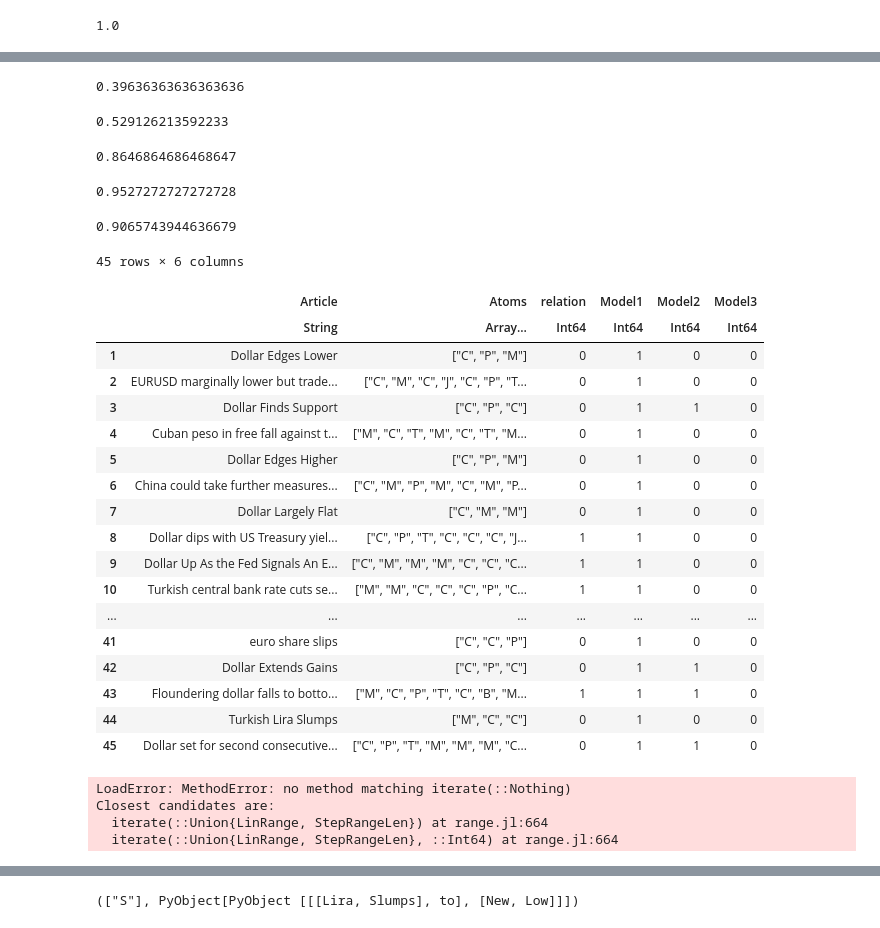
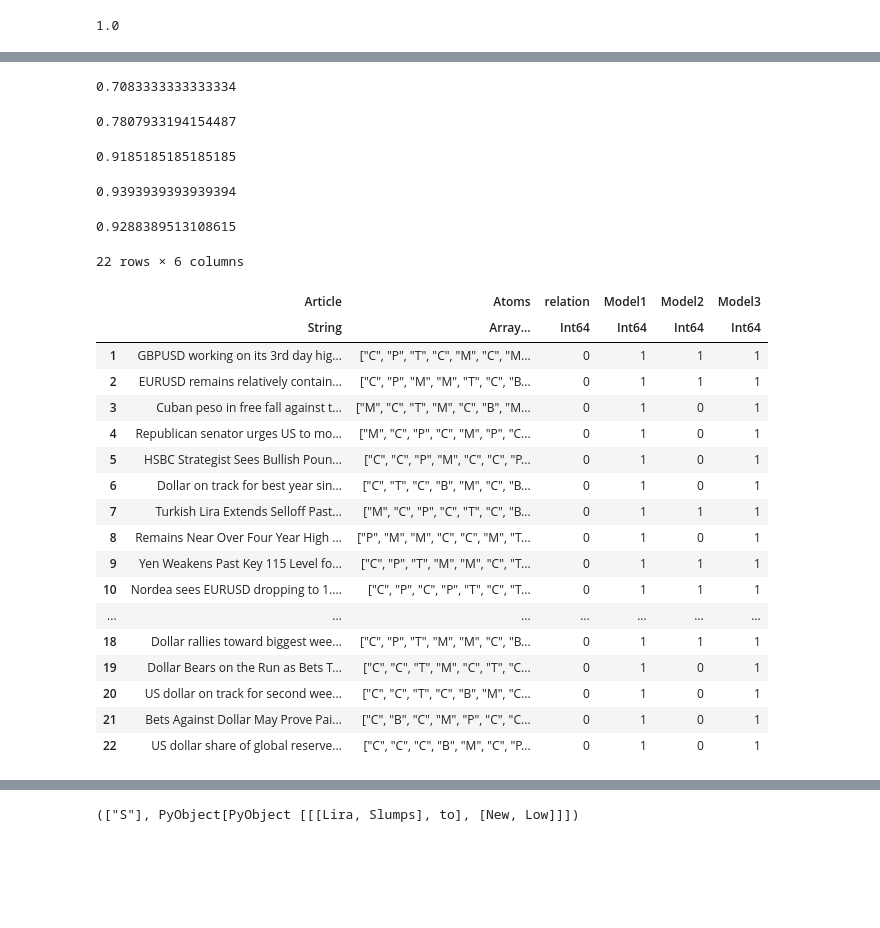
Before and after one commit to fmordarski/semantic_hypergraphs_nlp, a Jupyter notebook: second_stage.ipynb, the cells around one changed output, grey strips where cells are left out. Drawn from its saved outputs; the diff is of its cells as text; code cells hidden in the pictures; blank space fills up the shorter version.

Commit message:
model improvement

```diff
--- a/second_stage.ipynb
+++ b/second_stage.ipynb
@@ -9,7 +9,7 @@ BSON.@load "models/model_rf.bson" rf uniques
 
 spacy = pyimport("spacy")
 
-nlp = spacy.load("en_core_web_lg")
+nlp = spacy.load("en_core_web_trf")
 # %% [output]
 PyObject <spacy.lang.en.English object at 0x...>
 # %%
@@ -103,12 +103,12 @@ function get_hg_tokens(text, atoms, currencies=[], predicates=[])
 #     hg, tokens = nothing
     try
         for (i, token) in enumerate(doc)
-            if lowercase(token.text) in currencies
-                atoms[i] = "C"
-            end
-            if lowercase(token.text) in predicates
-                atoms[i] = "P"
-            end
+#             if lowercase(token.text) in currencies
+#                 atoms[i] = "C"
+#             end
+#             if lowercase(token.text) in predicates
+#                 atoms[i] = "P"
+#             end
         end
         beta(patterns, doc, atoms)
     catch e
@@ -138,10 +138,12 @@ function model_2(currencies_list, article)
             append!(currencies_indexes, i)
         end
     end
-    for i in currencies_indexes
-        if length(doc) > i
-            if doc[i+1].pos_ == "VERB"
-                output = 1
+    if length(doc) > 3
+        for i in currencies_indexes
+            if length(doc) > i
+                if doc[i+1].pos_ == "VERB"
+                    output = 1
+                end
             end
         end
     end
@@ -184,10 +186,10 @@ function check_connector(doc, atoms)
     t_index = findall(x->x == "T", atoms)
     texts = [token.text for token in doc]
     if length(t_index) == 0
-        return true
+        return false
     else
         t_texts = texts[t_index]
-        if all(y -> lowercase(y) in ["to", "for"], t_texts)
+        if all(y -> lowercase(y) in ["to", "for", "below", "near", "off"], t_texts)
             return false
         else
             return true
@@ -276,52 +278,47 @@ prec = precision("relation", "Model2")
 # %%
 rec = recall("relation", "Model2")
 # %% [output]
-0.39636363636363636
+0.7083333333333334
 # %%
 f1(prec, rec)
 # %% [output]
-0.529126213592233
+0.7807933194154487
 # %%
 prec = precision("relation", "Model3")
 # %% [output]
-0.8646864686468647
+0.9185185185185185
 # %%
 rec = recall("relation", "Model3")
 # %% [output]
-0.9527272727272728
+0.9393939393939394
 # %%
 f1(prec, rec)
 # %% [output]
-0.9065743944636679
+0.9288389513108615
 # %%
-false_negative = filter(row -> (row["Model1"] == 1) & (row["Model3"] == 0), data)
+false_negative = filter(row -> (row["Model3"] == 1) & (row["relation"] == 0), data)
 # %% [output]
-45 rows × 6 columns
+22 rows × 6 columns
 |  | Article | Atoms | relation | Model1 | Model2 | Model3 |
 |  | String | Array… | Int64 | Int64 | Int64 | Int64 |
-| 1 | Dollar Edges Lower | ["C", "P", "M"] | 0 | 1 | 0 | 0 |
-| 2 | EURUSD marginally lower but trade... | ["C", "M", "C", "J", "C", "P", "T... | 0 | 1 | 0 | 0 |
-| 3 | Dollar Finds Support | ["C", "P", "C"] | 0 | 1 | 1 | 0 |
-| 4 | Cuban peso in free fall against t... | ["M", "C", "T", "M", "C", "T", "M... | 0 | 1 | 0 | 0 |
-| 5 | Dollar Edges Higher | ["C", "P", "M"] | 0 | 1 | 0 | 0 |
-| 6 | China could take further measures... | ["C", "M", "P", "M", "C", "M", "P... | 0 | 1 | 0 | 0 |
-| 7 | Dollar Largely Flat | ["C", "M", "M"] | 0 | 1 | 0 | 0 |
-| 8 | Dollar dips with US Treasury yiel... | ["C", "P", "T", "C", "C", "C", "J... | 1 | 1 | 0 | 0 |
-| 9 | Dollar Up As the Fed Signals An E... | ["C", "M", "M", "M", "C", "C", "C... | 1 | 1 | 0 | 0 |
-| 10 | Turkish central bank rate cuts se... | ["M", "M", "C", "C", "C", "P", "C... | 1 | 1 | 0 | 0 |
+| 1 | GBPUSD working on its 3rd day hig... | ["C", "P", "T", "C", "M", "C", "M... | 0 | 1 | 1 | 1 |
+| 2 | EURUSD remains relatively contain... | ["C", "P", "M", "M", "T", "C", "B... | 0 | 1 | 1 | 1 |
+| 3 | Cuban peso in free fall against t... | ["M", "C", "T", "M", "C", "B", "M... | 0 | 1 | 0 | 1 |
+| 4 | Republican senator urges US to mo... | ["M", "C", "P", "C", "M", "P", "C... | 0 | 1 | 0 | 1 |
+| 5 | HSBC Strategist Sees Bullish Poun... | ["C", "C", "P", "M", "C", "C", "P... | 0 | 1 | 0 | 1 |
+| 6 | Dollar on track for best year sin... | ["C", "T", "C", "B", "M", "C", "B... | 0 | 1 | 0 | 1 |
+| 7 | Turkish Lira Extends Selloff Past... | ["M", "C", "P", "C", "T", "C", "B... | 0 | 1 | 1 | 1 |
+| 8 | Remains Near Over Four Year High ... | ["P", "M", "M", "C", "C", "M", "T... | 0 | 1 | 0 | 1 |
+| 9 | Yen Weakens Past Key 115 Level fo... | ["C", "P", "T", "M", "M", "C", "T... | 0 | 1 | 1 | 1 |
+| 10 | Nordea sees EURUSD dropping to 1.... | ["C", "P", "C", "P", "T", "C", "T... | 0 | 1 | 1 | 1 |
 | ... | ... | ... | ... | ... | ... | ... |
-| 41 | euro share slips | ["C", "C", "P"] | 0 | 1 | 0 | 0 |
-| 42 | Dollar Extends Gains | ["C", "P", "C"] | 0 | 1 | 1 | 0 |
-| 43 | Floundering dollar falls to botto... | ["M", "C", "P", "T", "C", "B", "M... | 1 | 1 | 1 | 0 |
-| 44 | Turkish Lira Slumps | ["M", "C", "C"] | 0 | 1 | 0 | 0 |
-| 45 | Dollar set for second consecutive... | ["C", "P", "T", "M", "M", "M", "C... | 0 | 1 | 1 | 0 |
+| 18 | Dollar rallies toward biggest wee... | ["C", "P", "T", "M", "M", "C", "B... | 0 | 1 | 1 | 1 |
+| 19 | Dollar Bears on the Run as Bets T... | ["C", "C", "T", "M", "C", "T", "C... | 0 | 1 | 0 | 1 |
+| 20 | US dollar on track for second wee... | ["C", "C", "T", "C", "B", "M", "C... | 0 | 1 | 0 | 1 |
+| 21 | Bets Against Dollar May Prove Pai... | ["C", "B", "C", "M", "P", "C", "C... | 0 | 1 | 0 | 1 |
+| 22 | US dollar share of global reserve... | ["C", "C", "C", "B", "M", "C", "P... | 0 | 1 | 0 | 1 |
 # %%
-hg, edges, atoms = get_hg_tokens(false_negative[1, 1], false_negative[1, 2], currencies, predicates);
+hg, edges, atoms = get_hg_tokens(false_negative[6, 1], false_negative[6, 2], currencies, predicates);
-# %% [output]
-LoadError: MethodError: no method matching iterate(::Nothing)
-Closest candidates are:
-  iterate(::Union{LinRange, StepRangeLen}) at range.jl:664
-  iterate(::Union{LinRange, StepRangeLen}, ::Int64) at range.jl:664
 # %%
 atoms
 # %% [output]
```
Also changed, not shown: parts of 13 cells of this notebook, 4 other files.
